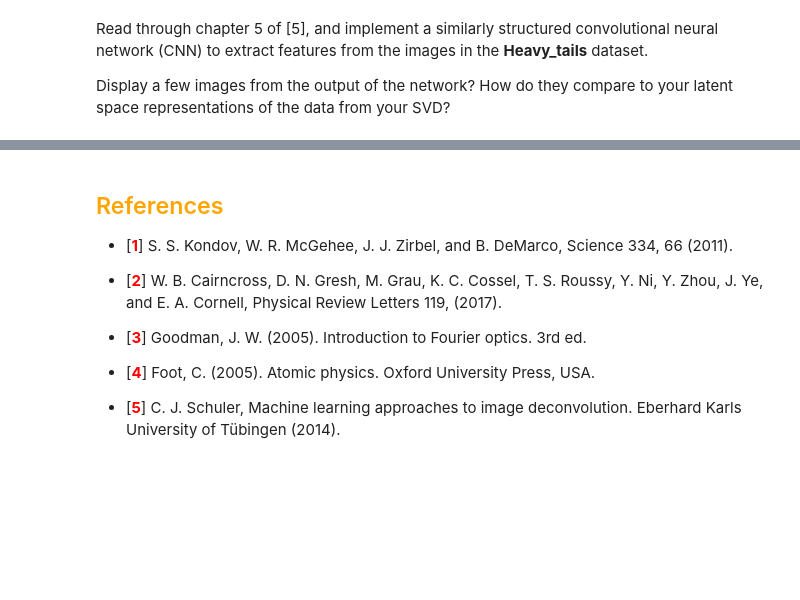
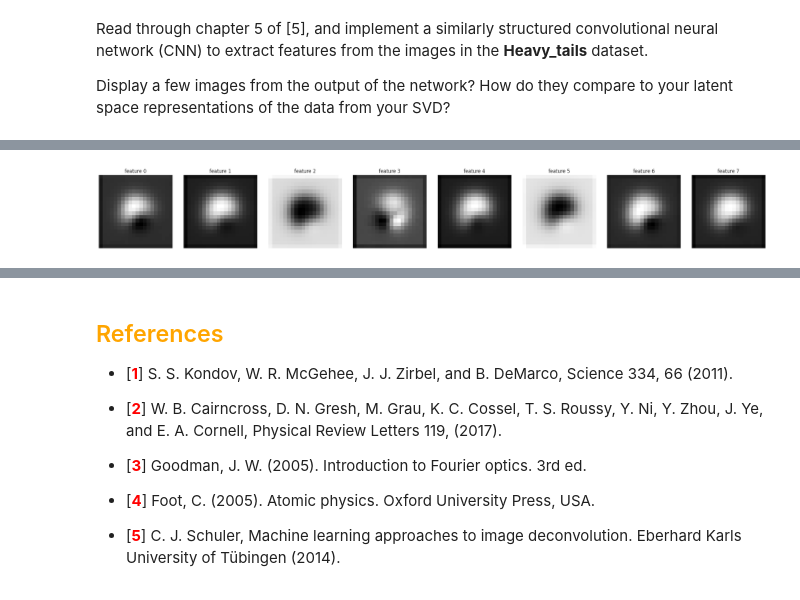
Before and after one commit to Ericlai2006/code, a Jupyter notebook: _sources/projects/Project_01_AberratedImages.ipynb, the cells around one changed output, grey strips where cells are left out. Cells and saved outputs as stored; diff of their text form; code cells hidden in the pictures; blank space fills up the shorter version.

```diff
--- a/_sources/projects/Project_01_AberratedImages.ipynb
+++ b/_sources/projects/Project_01_AberratedImages.ipynb
@@ -160,0 +382,27 @@ Display a few images from the output of the network? How do they compare to your
+# %%
+from tensorflow import keras
+from tensorflow.keras import layers
+import tensorflow as tf
+
+n_images, h, w, c = X_use.shape
+
+inputs = keras.Input(shape=(h, w, 1))
+
+x = layers.Conv2D(8, 5, padding="same", activation="tanh")(inputs)
+x = layers.Conv2D(8, 3, padding="same", activation="tanh")(x)
+
+feature_maps = layers.Conv2D(8, 1, padding="same", activation=None, name="feature_maps")(x)
+
+x = layers.Conv2D(16, 3, padding="same", activation="tanh")(feature_maps)
+outputs = layers.Conv2D(1, 3, padding="same", activation="sigmoid")(x)
+
+model = keras.Model(inputs, outputs)
+feature_model = keras.Model(inputs, feature_maps)
+
+# implemented a weighted MSE loss
+def weighted_mse(y_true, y_pred):
+    w = 1.0 + 10.0 * y_true
+    return tf.reduce_mean(w * tf.square(y_true - y_pred))
+
+model.compile(optimizer="adam", loss=weighted_mse)
+model.summary()
@@ -160,0 +439,16 @@ Display a few images from the output of the network? How do they compare to your
+# %%
+features = feature_model.predict(X_use, verbose=0)
+
+idx = 0
+
+fig, axes = plt.subplots(1, features.shape[-1], figsize=(3*features.shape[-1], 3))
+
+for i in range(features.shape[-1]):
+    axes[i].imshow(features[idx, :, :, i], cmap="gray")
+    axes[i].set_title(f"feature {i}")
+    axes[i].axis("off")
+
+plt.tight_layout()
+plt.show()
+# %% [output]
+[figure, added]
```
Also changed, not shown: parts of 18 cells of this notebook.
